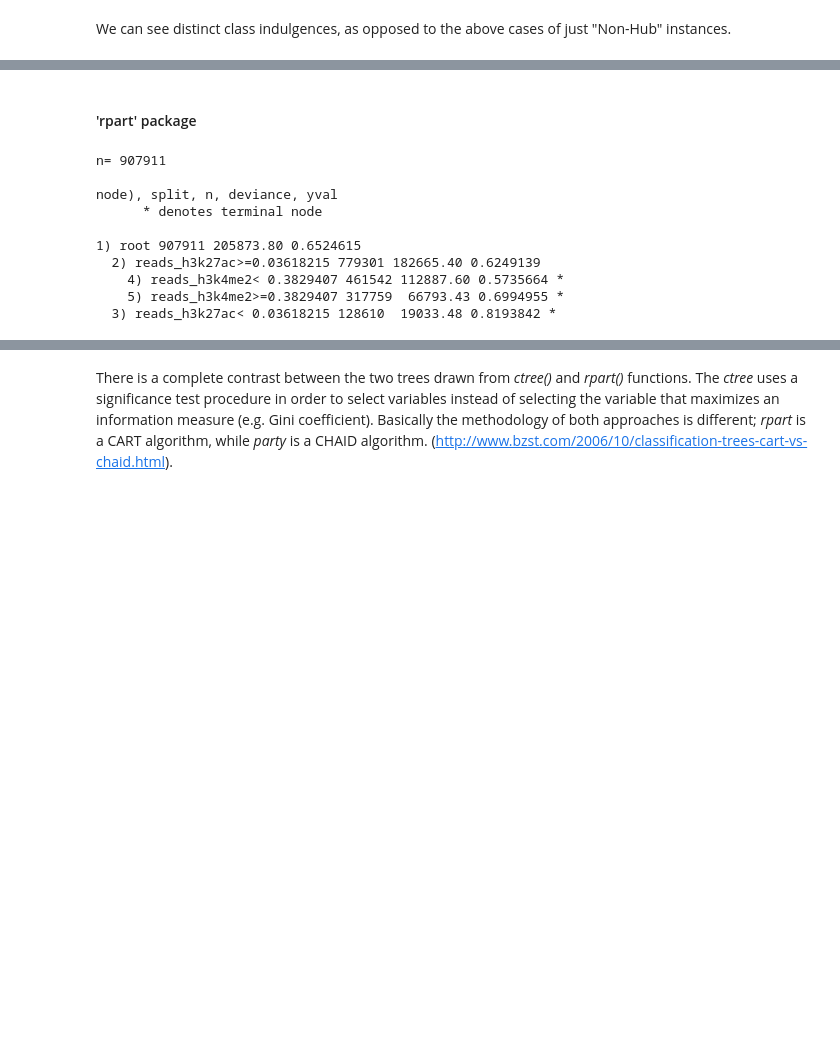
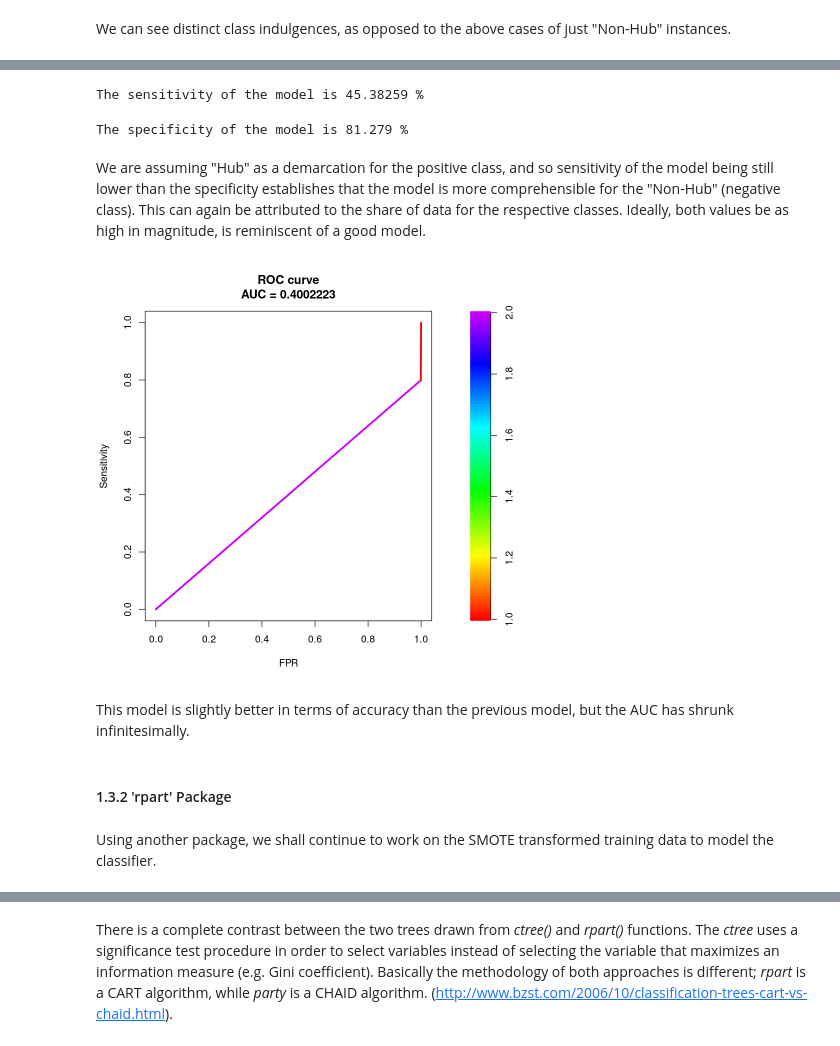
Before and after one commit to shauryajauhari/transcriptionFactoriesGREG, a Jupyter notebook: MachineLearning/RandomForestsA549GREG.ipynb, the cells around one changed output, grey strips where cells are left out. Saved outputs shown, nothing was run; the diff lists cells and outputs as text; code cells hidden in the pictures; blank space fills up the shorter version.

```diff
--- a/MachineLearning/RandomForestsA549GREG.ipynb
+++ b/MachineLearning/RandomForestsA549GREG.ipynb
@@ -325,0 +305,3 @@ tree_pred      0      1
+# %%
+a549SmoteTreeAlt <- ctree(Class ~ ., data= smoteData, controls=ctree_control(mincriterion = .99, minsplit= 10))
+print(a549SmoteTreeAlt)
@@ -325,0 +328,4 @@ tree_pred      0      1
+# %%
+treeSmotePredAlt <- predict(a549SmoteTreeAlt, test)
+tabSmoteAlt <- table(treeSmotePredAlt, as.factor(test$Class))
+print(tabSmoteAlt)
@@ -365,16 +341,21 @@ The accuracy of the model is 34.67003 %[1] "Poor."
-# %% [markdown]
-#### 'rpart' package
-# %%
-ep_tree1 <- rpart(class ~ reads_h3k27ac + reads_h3k4me3 + reads_h3k4me2 + reads_h3k4me1, data= train)
-print(ep_tree1)
-# %% [output]
-n= 907911
-
-node), split, n, deviance, yval
-      * denotes terminal node
-
-1) root 907911 205873.80 0.6524615
-  2) reads_h3k27ac>=0.03618215 779301 182665.40 0.6249139
-    4) reads_h3k4me2< 0.3829407 461542 112887.60 0.5735664 *
-    5) reads_h3k4me2>=0.3829407 317759  66793.43 0.6994955 *
-  3) reads_h3k27ac< 0.03618215 128610  19033.48 0.8193842 *
+# %%
+cat("The sensitivity of the model is", (sensitivity(tabSmoteAlt))*100, "%")
+# %% [output]
+The sensitivity of the model is 45.38259 %
+# %%
+cat("The specificity of the model is", (specificity(tabSmote))*100, "%")
+# %% [output]
+The specificity of the model is 81.279 %
+# %% [markdown]
+We are assuming "Hub" as a demarcation for the positive class, and so sensitivity of the model being still lower than the specificity establishes that the model is more comprehensible for the "Non-Hub" (negative class). This can again be attributed to the share of data for the respective classes. Ideally, both values be as high in magnitude, is reminiscent of a good model.
+# %%
+rocPlot <- roc.curve(treeSmotePredAlt, as.factor(test$Class), curve=TRUE)
+plot(rocPlot)
+# %% [output]
+[figure, added]
+# %% [markdown]
+This model is slightly better in terms of accuracy than the previous model, but the AUC has shrunk infinitesimally.
+# %% [markdown]
+#### <a id=link7>1.3.2 'rpart' Package </a>
+# %% [markdown]
+Using another package, we shall continue to work on the SMOTE transformed training data to model the classifier.
```
Also changed, not shown: parts of 100 cells of this notebook.
